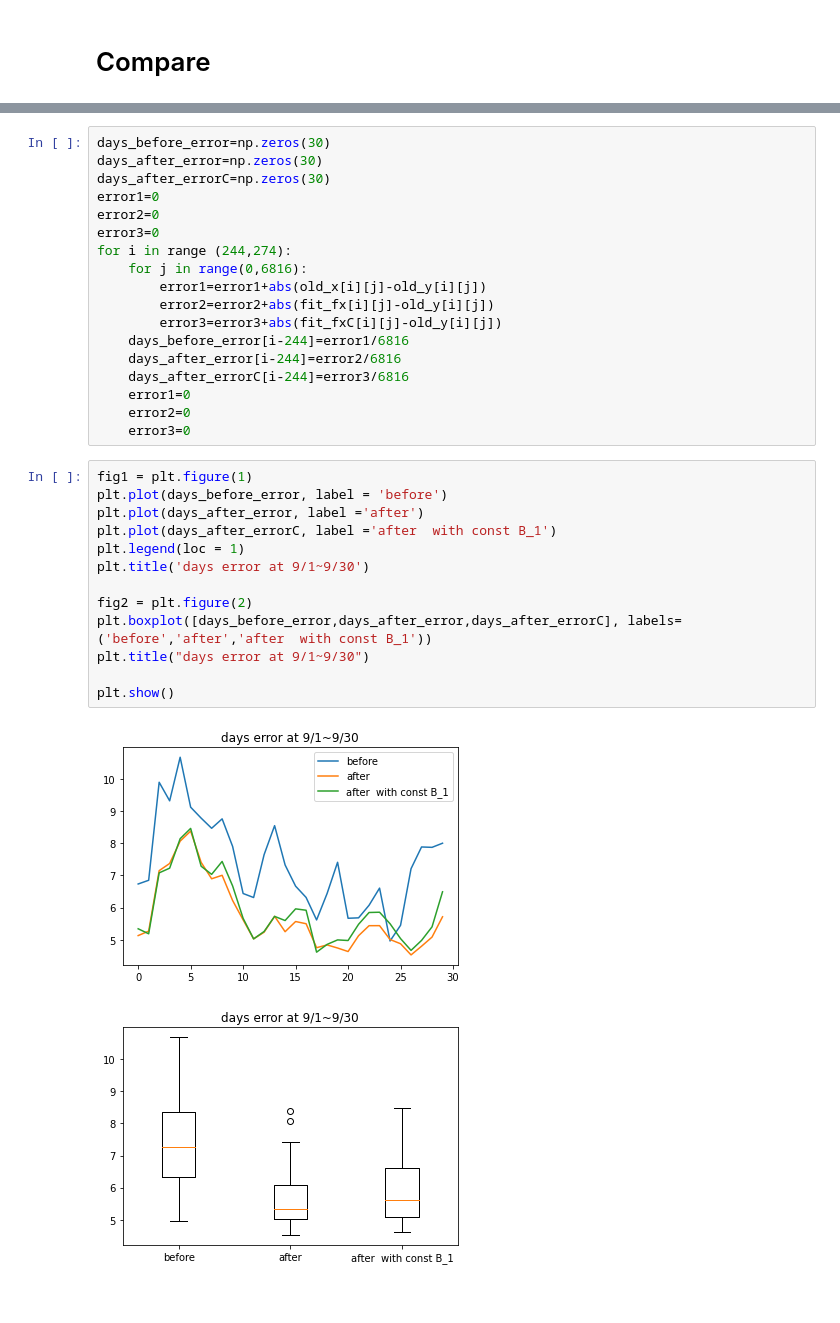
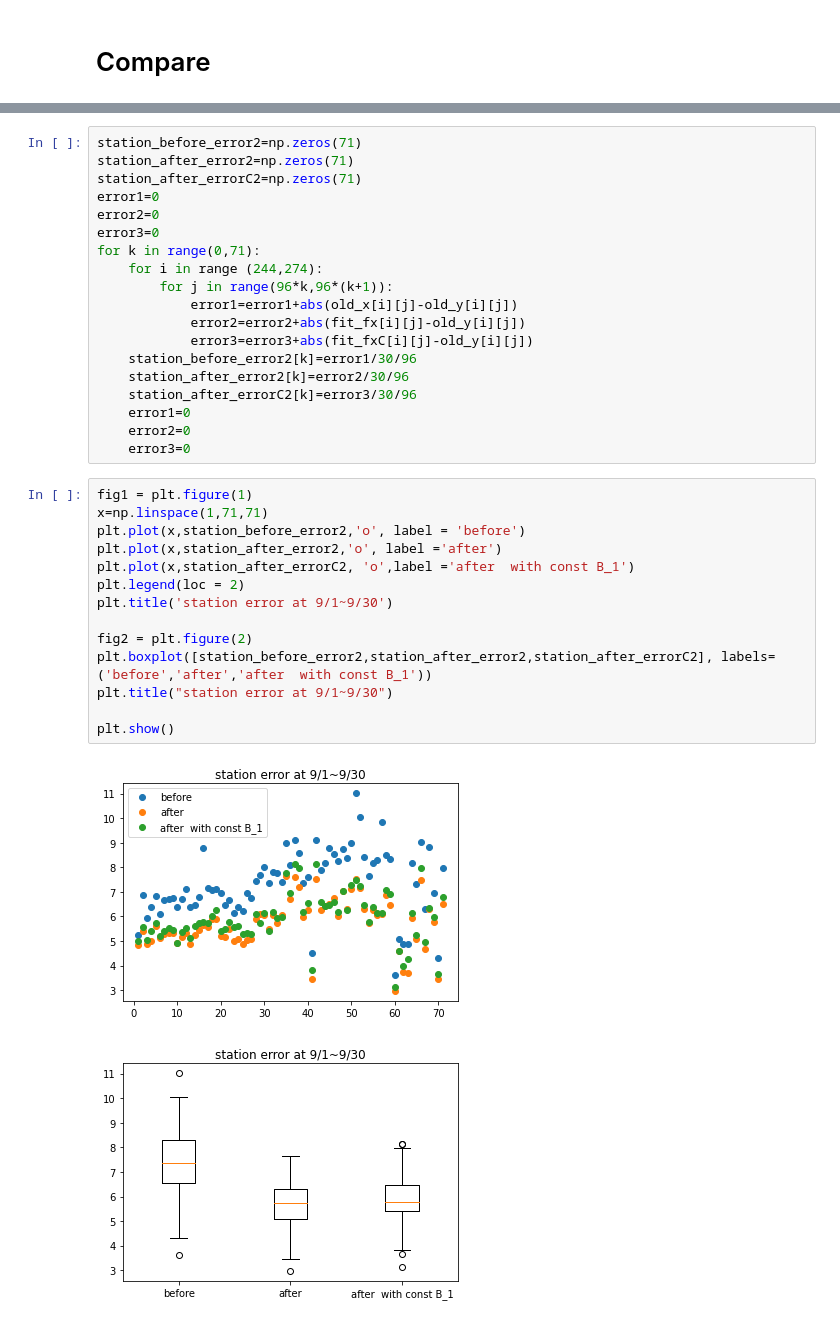
Before and after one commit to ChouHsuan-Cheng/NCHU-project, a Jupyter notebook: data simulation with DINEOF.ipynb, the cells around one changed output, grey strips where cells are left out. Saved outputs shown, nothing was run; the diff lists cells and outputs as text.

```diff
--- a/data simulation with DINEOF.ipynb
+++ b/data simulation with DINEOF.ipynb
@@ -285,34 +583,36 @@ MADE with days (9/1~9/30)
 # %%
-days_before_error=np.zeros(30)
-days_after_error=np.zeros(30)
-days_after_errorC=np.zeros(30)
+station_before_error2=np.zeros(71)
+station_after_error2=np.zeros(71)
+station_after_errorC2=np.zeros(71)
 error1=0
 error2=0
 error3=0
-for i in range (244,274):
-    for j in range(0,6816):
-        error1=error1+abs(old_x[i][j]-old_y[i][j])
-        error2=error2+abs(fit_fx[i][j]-old_y[i][j])
-        error3=error3+abs(fit_fxC[i][j]-old_y[i][j])
-    days_before_error[i-244]=error1/6816
-    days_after_error[i-244]=error2/6816
-    days_after_errorC[i-244]=error3/6816
+for k in range(0,71):
+    for i in range (244,274):
+        for j in range(96*k,96*(k+1)):
+            error1=error1+abs(old_x[i][j]-old_y[i][j])
+            error2=error2+abs(fit_fx[i][j]-old_y[i][j])
+            error3=error3+abs(fit_fxC[i][j]-old_y[i][j])
+    station_before_error2[k]=error1/30/96
+    station_after_error2[k]=error2/30/96
+    station_after_errorC2[k]=error3/30/96
     error1=0
     error2=0
     error3=0
 # %%
 fig1 = plt.figure(1)
-plt.plot(days_before_error, label = 'before')
-plt.plot(days_after_error, label ='after')
-plt.plot(days_after_errorC, label ='after  with const B_1')
-plt.legend(loc = 1)
-plt.title('days error at 9/1~9/30')
+x=np.linspace(1,71,71)
+plt.plot(x,station_before_error2,'o', label = 'before')
+plt.plot(x,station_after_error2,'o', label ='after')
+plt.plot(x,station_after_errorC2, 'o',label ='after  with const B_1')
+plt.legend(loc = 2)
+plt.title('station error at 9/1~9/30')
 
 fig2 = plt.figure(2)
-plt.boxplot([days_before_error,days_after_error,days_after_errorC], labels=('before','after','after  with const B_1'))
-plt.title("days error at 9/1~9/30")
+plt.boxplot([station_before_error2,station_after_error2,station_after_errorC2], labels=('before','after','after  with const B_1'))
+plt.title("station error at 9/1~9/30")
 
 plt.show()
 # %% [output]
-[figure, old version]
+[figure, new version]
-[figure, old version]
+[figure, new version]
```
Also changed, not shown: parts of 47 cells of this notebook.
